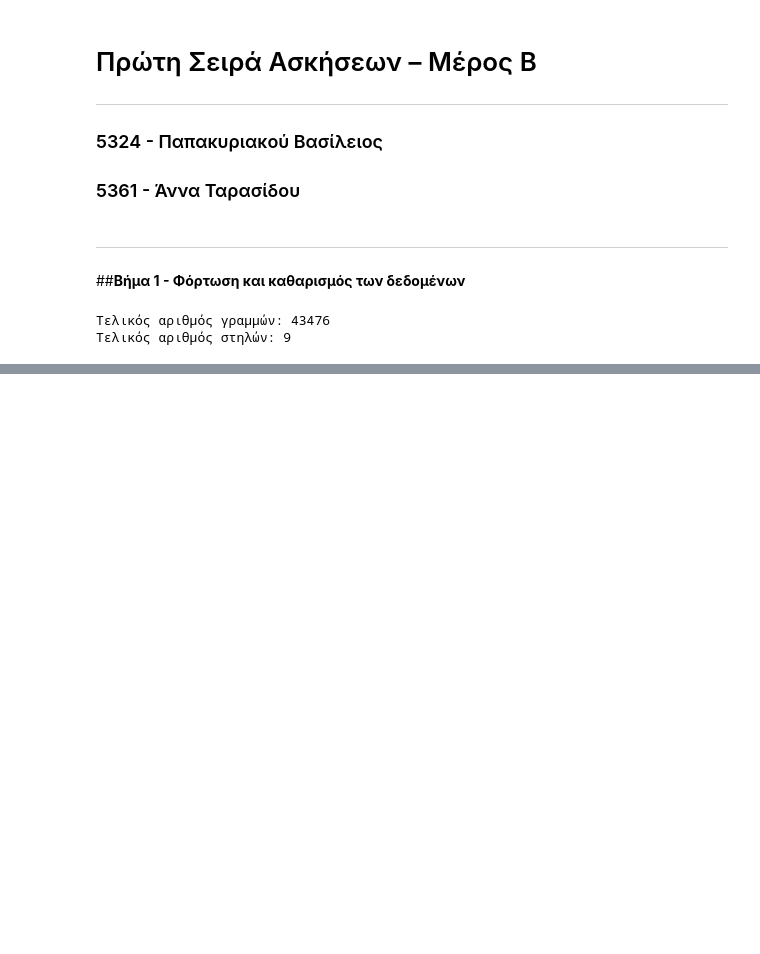
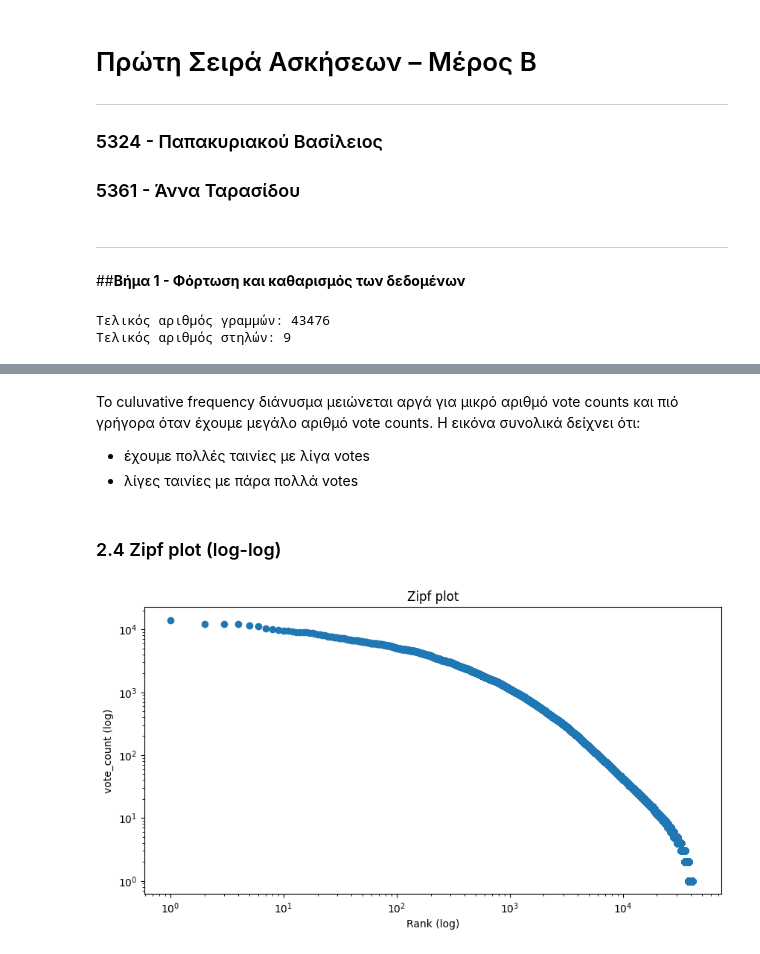
Before and after one commit to BillPapakyriakou/DataMining-Notebooks, a Jupyter notebook: assignment_1B.ipynb, the cells around one changed output, grey strips where cells are left out. Cells and saved outputs as stored; diff of their text form; code cells hidden in the pictures; blank space fills up the shorter version.

```diff
--- a/assignment_1B.ipynb
+++ b/assignment_1B.ipynb
@@ -74,0 +148,24 @@ print("Τελικός αριθμός στηλών:", dataframe.shape[1])
+# %% [markdown]
+Το culuvative frequency διάνυσμα μειώνεται αργά για μικρό αριθμό vote counts και πιό γρήγορα όταν έχουμε μεγάλο αριθμό vote counts. Η εικόνα συνολικά δείχνει ότι:
+
+- έχουμε πολλές ταινίες με λίγα votes
+- λίγες ταινίες με πάρα πολλά votes
+# %% [markdown]
+### 2.4 Zipf plot (log-log)
+# %%
+# κάνει ταξινόμηση από τον μεγαλύτερο προς τον μικρότερο αριμθό ψήφων
+votes_desc = np.sort(vote_counts)[::-1]
+
+# δημιουργεί τα rank
+rank = np.arange(1, len(votes_desc)+1)
+
+plt.figure(figsize=(10,5))
+plt.scatter(rank, votes_desc)
+plt.xscale('log')
+plt.yscale('log')
+plt.title("Zipf plot")
+plt.xlabel("Rank (log)")
+plt.ylabel("vote_count (log)")
+plt.show()
+# %% [output]
+[figure, added]
```
Also changed, not shown: parts of 15 cells of this notebook.
